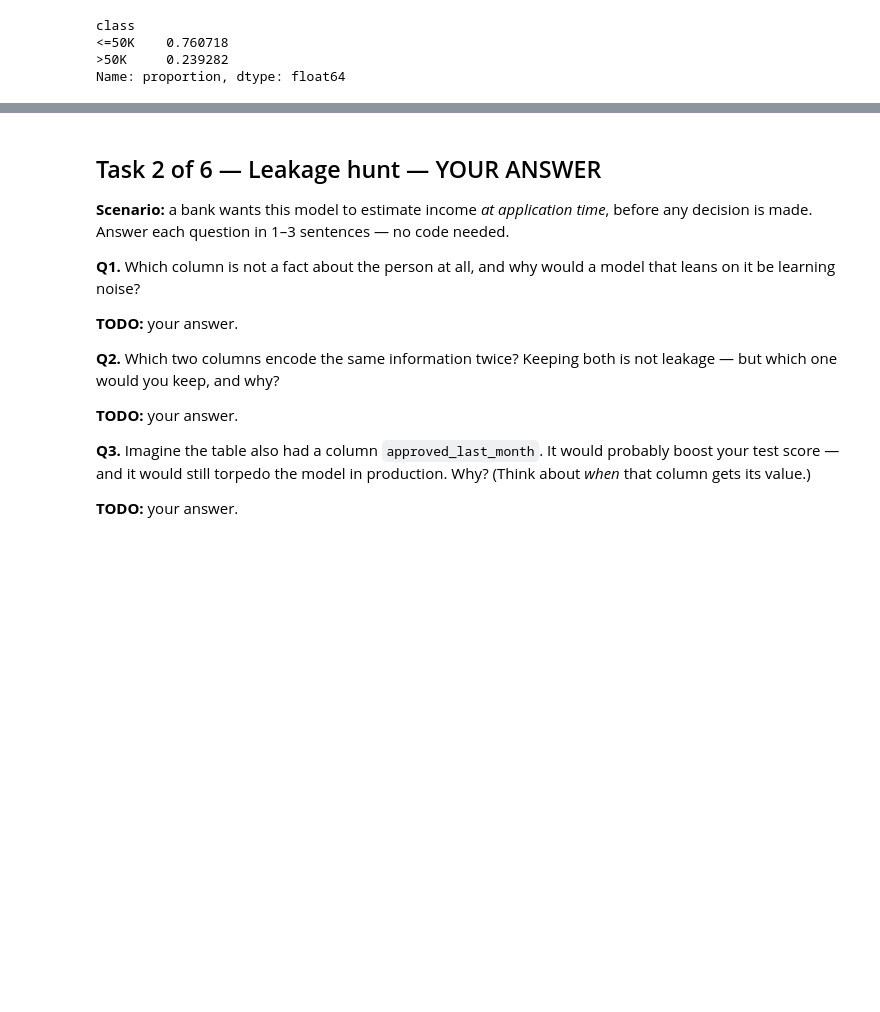
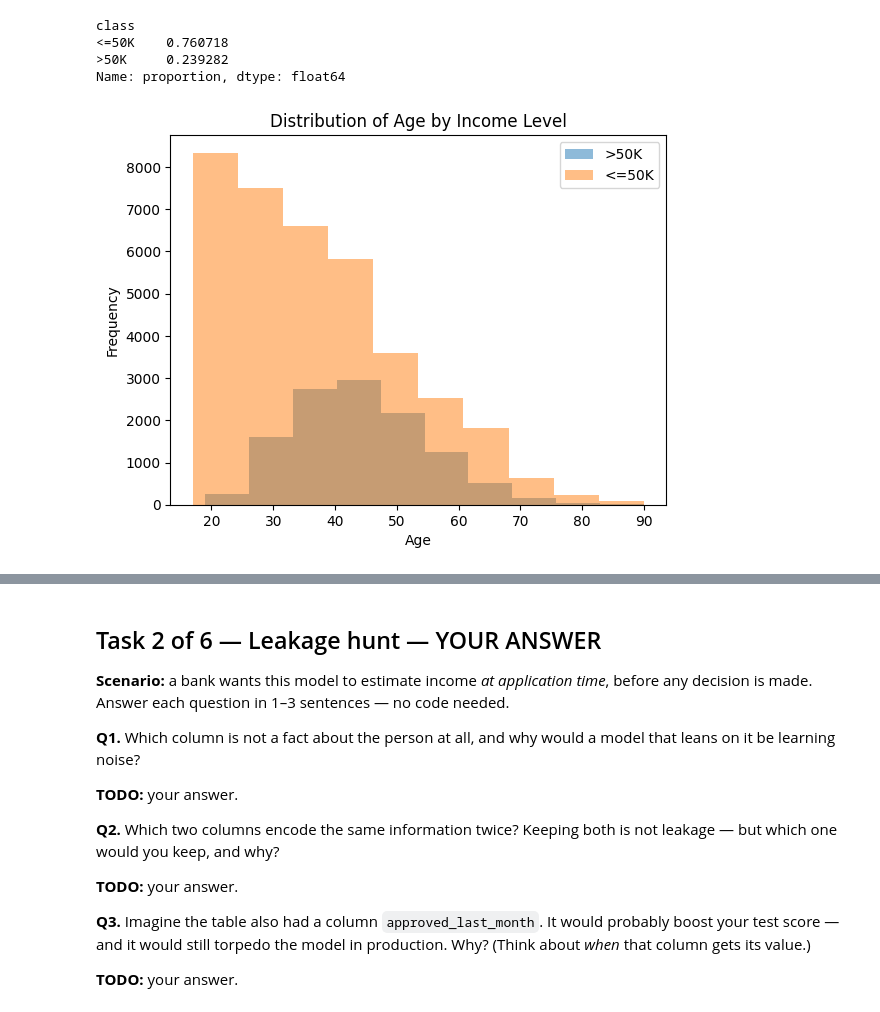
Before and after one commit to Mariah4star/CS6470, a Jupyter notebook: CS6470_A1_Foerster_Mariah.ipynb, the cells around one changed output, grey strips where cells are left out. Cells and saved outputs as stored; diff of their text form; code cells hidden in the pictures; blank space fills up the shorter version.

```diff
--- a/CS6470_A1_Foerster_Mariah.ipynb
+++ b/CS6470_A1_Foerster_Mariah.ipynb
@@ -70,3 +70,13 @@ class
 <=50K    0.760718
 >50K     0.239282
 Name: proportion, dtype: float64
+# %%
+X[y == ">50K"]["age"].plot(kind="hist", alpha=0.5, label=">50K")
+X[y == "<=50K"]["age"].plot(kind="hist", alpha=0.5, label="<=50K")
+plt.xlabel("Age")
+plt.ylabel("Frequency")
+plt.title("Distribution of Age by Income Level")
+plt.legend()
+plt.show()
+# %% [output]
+[figure, added]
```
Also changed, not shown: parts of 2 cells of this notebook.
